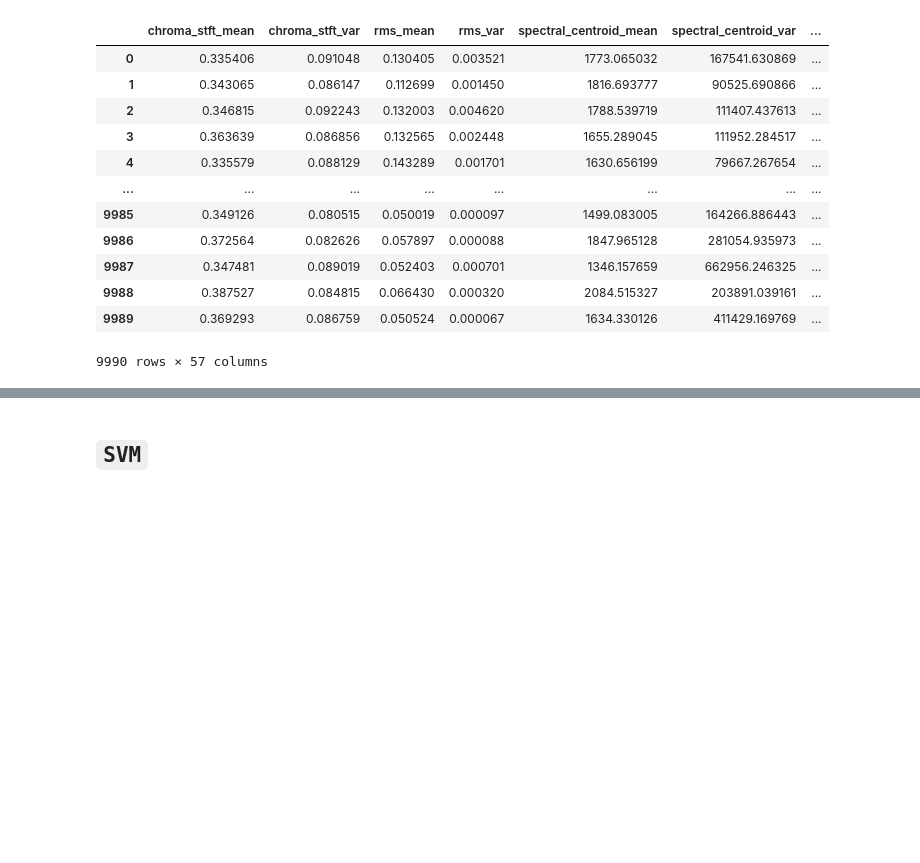
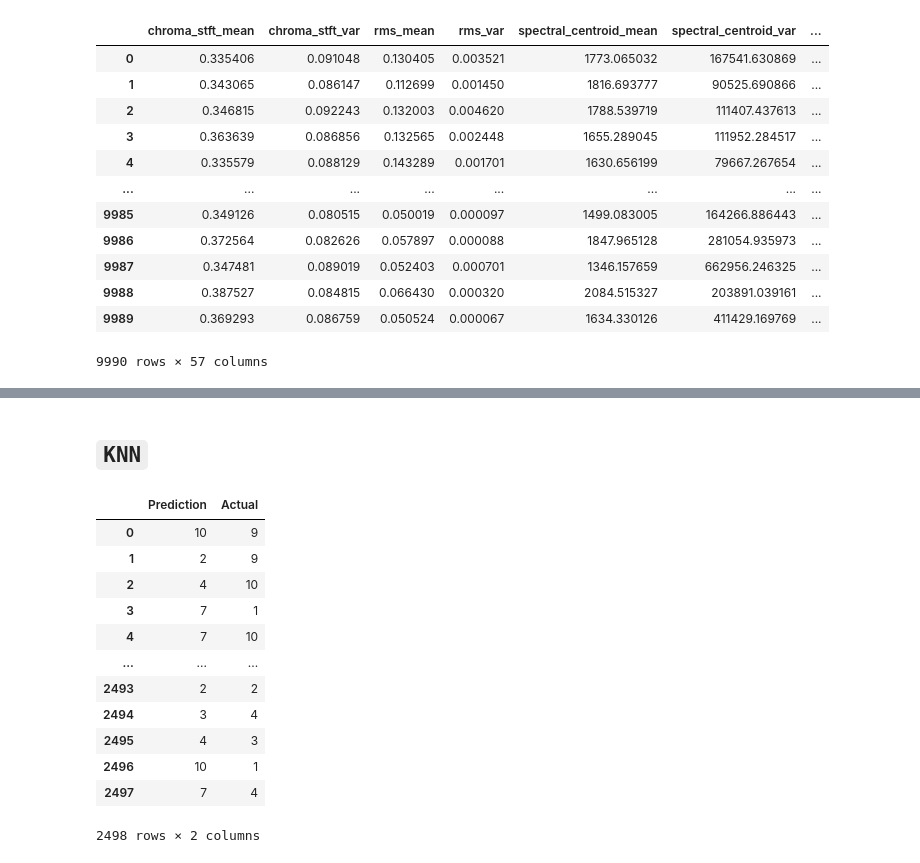
Before and after one commit to tlin41390/MusicClassification, a Jupyter notebook: ReadMongoData.ipynb, the cells around one changed output, grey strips where cells are left out. Drawn from its saved outputs; the diff is of its cells as text; code cells hidden in the pictures; blank space fills up the shorter version.

```diff
--- a/ReadMongoData.ipynb
+++ b/ReadMongoData.ipynb
@@ -148,2 +188,30 @@ acc_score
 # %% [markdown]
-## `SVM`
+## `KNN`
+# %%
+# Instantiate SVM
+knn_model = KNeighborsClassifier(n_neighbors=21)
+
+# Fit the model
+knn_model = knn_model.fit(X_train, y_train)
+
+# Make predicitions using the testing data
+knn_pred = knn_model.predict(X_test)
+results = pd.DataFrame({
+    "Prediction": knn_pred,
+    "Actual": y_test
+}).reset_index(drop=True)
+results
+# %% [output]
+|  | Prediction | Actual |
+| 0 | 10 | 9 |
+| 1 | 2 | 9 |
+| 2 | 4 | 10 |
+| 3 | 7 | 1 |
+| 4 | 7 | 10 |
+| ... | ... | ... |
+| 2493 | 2 | 2 |
+| 2494 | 3 | 4 |
+| 2495 | 4 | 3 |
+| 2496 | 10 | 1 |
+| 2497 | 7 | 4 |
+2498 rows × 2 columns
```
Also changed, not shown: parts of 21 cells of this notebook, 1 other file.
